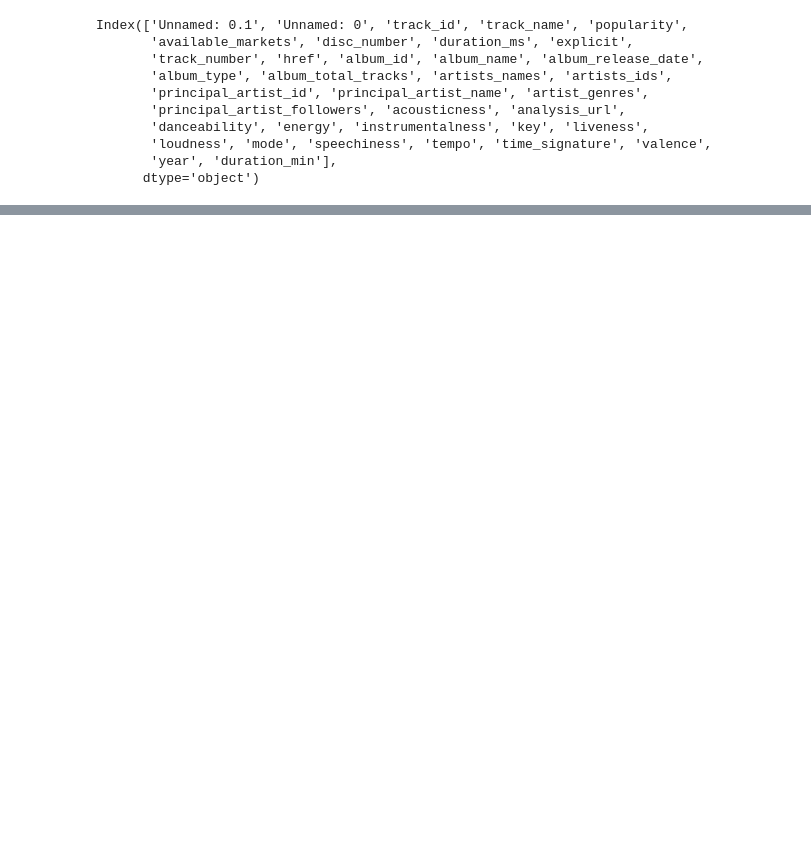
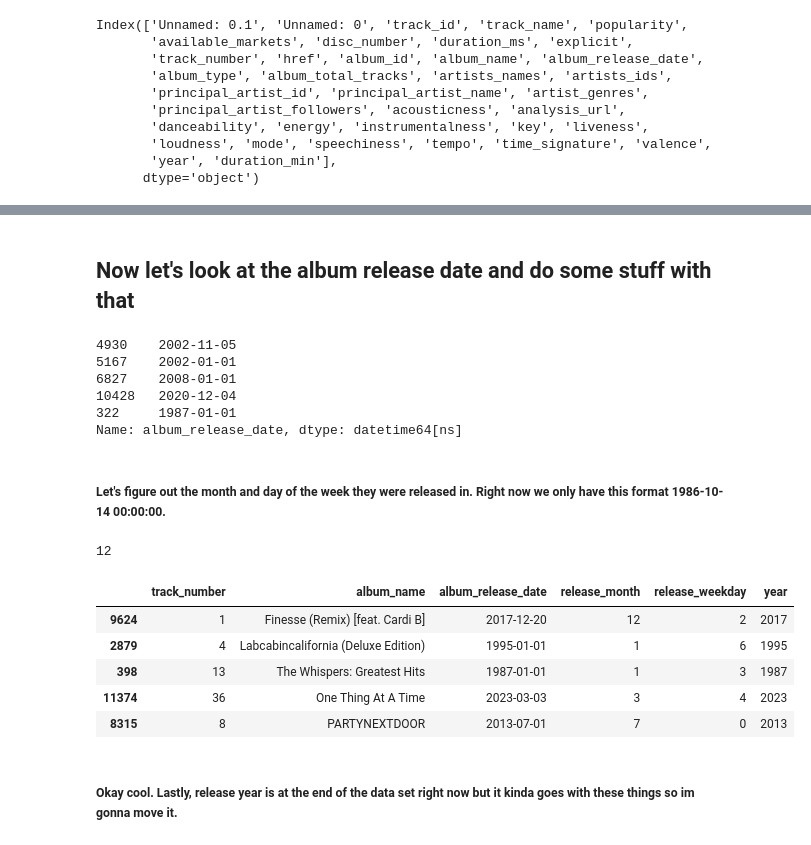
Before and after one commit to kenadipea/Simulations_Project, a Jupyter notebook: Kenadi_Scrap.ipynb, the cells around one changed output, grey strips where cells are left out. Saved outputs shown, nothing was run; the diff lists cells and outputs as text; code cells hidden in the pictures; blank space fills up the shorter version.

```diff
--- a/Kenadi_Scrap.ipynb
+++ b/Kenadi_Scrap.ipynb
@@ -109,0 +208,10 @@ df.head(100) #show me more rows for checking
+# %%
+# count the artists by taking everything between semicolons and making it a string ex: 'Taylor Swift', then it counts the amount of strings within this list
+artist_numb = df['artists_names'].str.split(';').str.len()
+
+# Remove existing column if it exists
+if 'artist_numb' in df.columns:
+    df.drop(columns='artist_numb', inplace=True)
+
+# Insert next to markets for readibility
+df.insert(df.columns.get_loc('artists_names') + 1, 'artist_numb', artist_numb)
@@ -109,0 +244,10 @@ df.head(100) #show me more rows for checking
+# %%
+# count the genres by taking everything between semicolons and making it a string ex: 'Pop', then it counts the amount of strings within this list
+genres_numb = df['artist_genres'].str.split(';').str.len()
+
+# Remove existing column if it exists
+if 'genres_numb' in df.columns:
+    df.drop(columns='genres_numb', inplace=True)
+
+# Insert next to markets for readibility
+df.insert(df.columns.get_loc('artist_genres') + 1, 'genres_numb', genres_numb)
@@ -109,0 +263,42 @@ df.head(100) #show me more rows for checking
+# %% [markdown]
+## Now let's look at the album release date and do some stuff with that
+# %%
+df['album_release_date'].sample(5, random_state=16)
+# %% [output]
+4930    2002-11-05
+5167    2002-01-01
+6827    2008-01-01
+10428   2020-12-04
+322     1987-01-01
+Name: album_release_date, dtype: datetime64[ns]
+# %% [markdown]
+##### Let's figure out the month and day of the week they were released in. Right now we only have this format 1986-10-14 00:00:00.
+# %%
+df.columns.get_loc('album_release_date')
+# %% [output]
+12
+# %%
+# change column is datetime
+df['album_release_date'] = pd.to_datetime(df['album_release_date'])
+
+# Create new columns
+df['release_month'] = df['album_release_date'].dt.month
+df['release_weekday'] = df['album_release_date'].dt.weekday
+
+#move columns to be next to the original album release date one
+month_col = df.pop('release_month')
+df.insert(df.columns.get_loc('album_release_date') + 1, 'release_month', month_col)
+
+weekday_col = df.pop('release_weekday')
+df.insert(df.columns.get_loc('album_release_date') + 2, 'release_weekday', weekday_col)
+# %%
+df.iloc[:, 10:16].sample(5, random_state=30) #look at the added column to check (before "," = all rows, show all the columns)
+# %% [output]
+|  | track_number | album_name | album_release_date | release_month | release_weekday | year |
+| 9624 | 1 | Finesse (Remix) [feat. Cardi B] | 2017-12-20 | 12 | 2 | 2017 |
+| 2879 | 4 | Labcabincalifornia (Deluxe Edition) | 1995-01-01 | 1 | 6 | 1995 |
+| 398 | 13 | The Whispers: Greatest Hits | 1987-01-01 | 1 | 3 | 1987 |
+| 11374 | 36 | One Thing At A Time | 2023-03-03 | 3 | 4 | 2023 |
+| 8315 | 8 | PARTYNEXTDOOR | 2013-07-01 | 7 | 0 | 2013 |
+# %% [markdown]
+##### Okay cool. Lastly, release year is at the end of the data set right now but it kinda goes with these things so im gonna move it.
```
Also changed, not shown: parts of 53 cells of this notebook, 3 other files.
